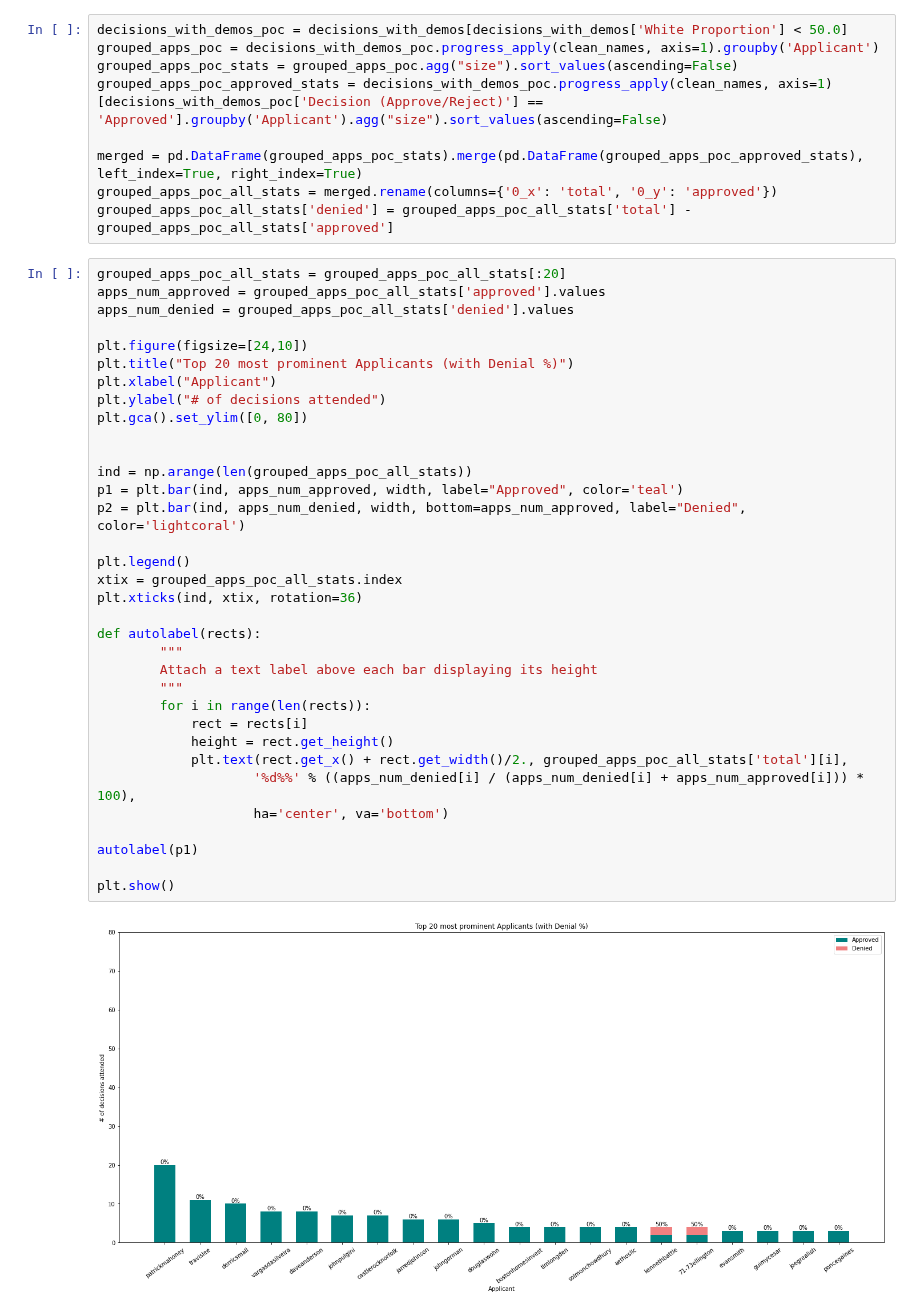
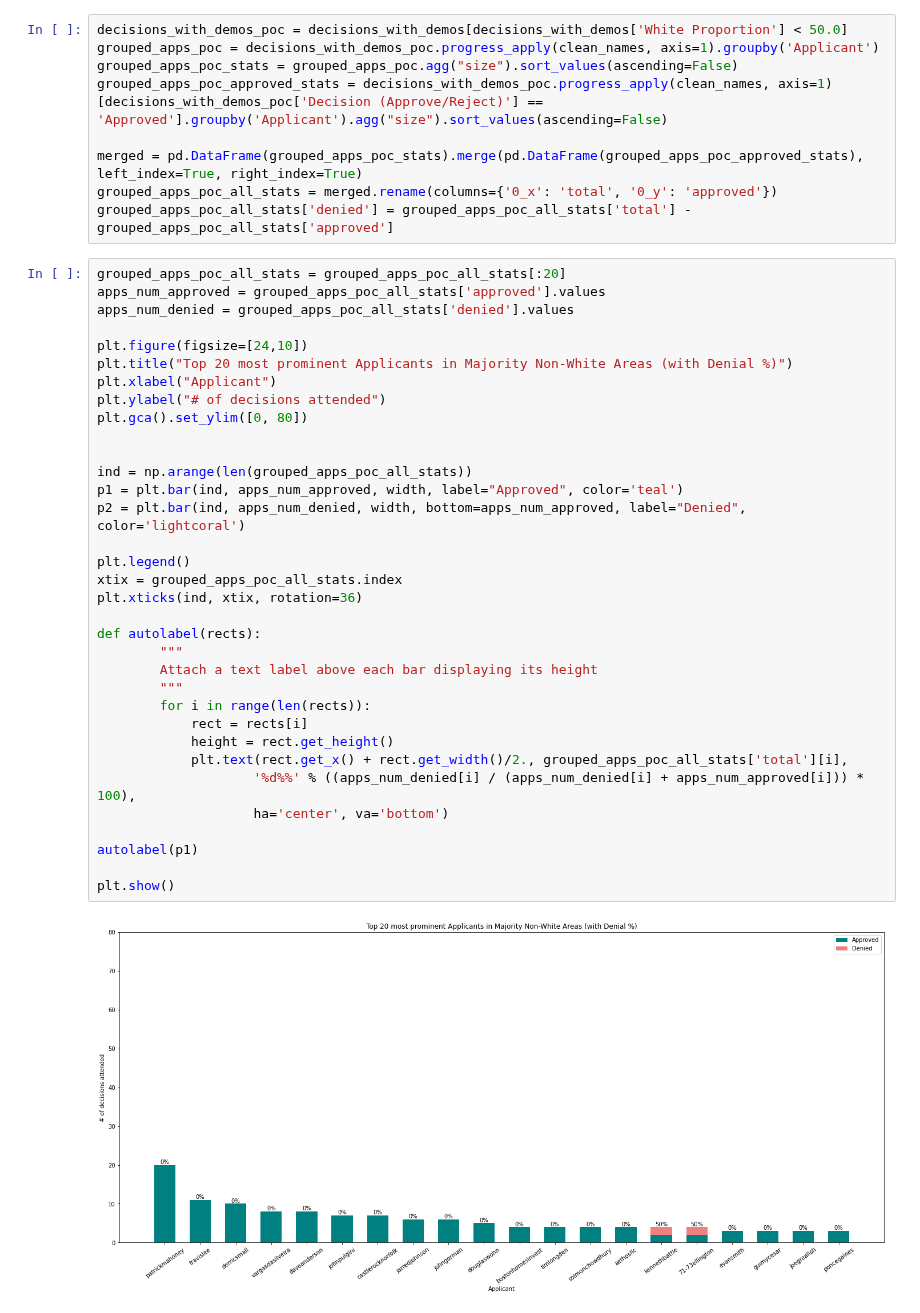
Before and after one commit to BU-Spark/CS506-Fall2020-Projects, a Jupyter notebook: bay_state_banner/deliverable_1/zba_analysis.ipynb, the cells around one changed output. Saved outputs shown, nothing was run; the diff lists cells and outputs as text.

Commit message:
Did some chart formatting and exporting

```diff
--- a/bay_state_banner/deliverable_1/zba_analysis.ipynb
+++ b/bay_state_banner/deliverable_1/zba_analysis.ipynb
@@ -393,33 +393,33 @@ apps_num_approved = grouped_apps_poc_all_stats['approved'].values
 apps_num_denied = grouped_apps_poc_all_stats['denied'].values
 
 plt.figure(figsize=[24,10])
-plt.title("Top 20 most prominent Applicants (with Denial %)")
+plt.title("Top 20 most prominent Applicants in Majority Non-White Areas (with Denial %)")
 plt.xlabel("Applicant")
 plt.ylabel("# of decisions attended")
 plt.gca().set_ylim([0, 80])
 
 
 ind = np.arange(len(grouped_apps_poc_all_stats))
 p1 = plt.bar(ind, apps_num_approved, width, label="Approved", color='teal')
 p2 = plt.bar(ind, apps_num_denied, width, bottom=apps_num_approved, label="Denied", color='lightcoral')
 
 plt.legend()
 xtix = grouped_apps_poc_all_stats.index
 plt.xticks(ind, xtix, rotation=36)
 
 def autolabel(rects):
         """
         Attach a text label above each bar displaying its height
         """
         for i in range(len(rects)):
             rect = rects[i]
             height = rect.get_height()
             plt.text(rect.get_x() + rect.get_width()/2., grouped_apps_poc_all_stats['total'][i],
                     '%d%%' % ((apps_num_denied[i] / (apps_num_denied[i] + apps_num_approved[i])) * 100),
                     ha='center', va='bottom')
 
 autolabel(p1)
 
 plt.show()
 # %% [output]
-[figure, old version]
+[figure, new version]
```
Also changed, not shown: parts of 1 cell of this notebook, 13 other files.
